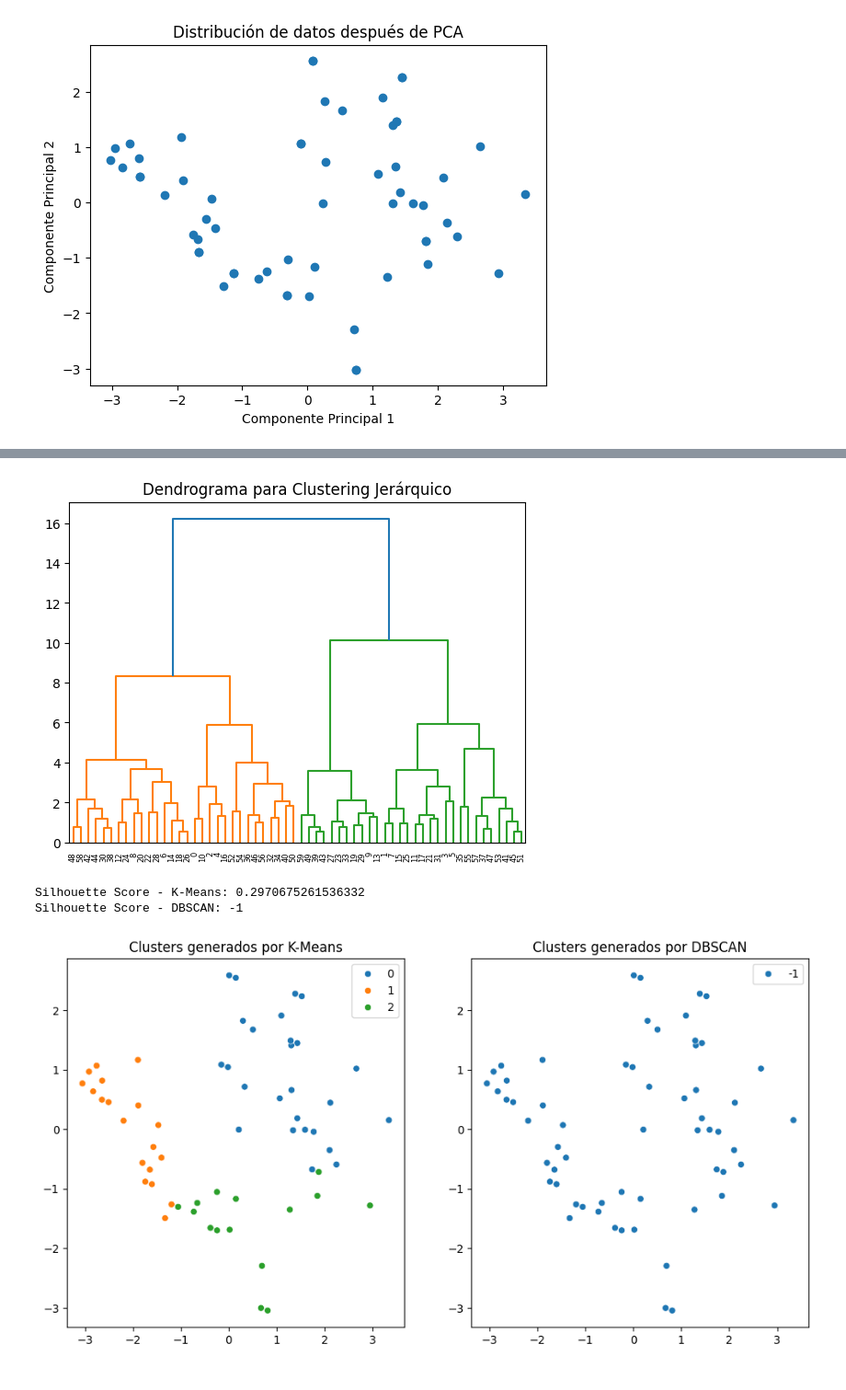
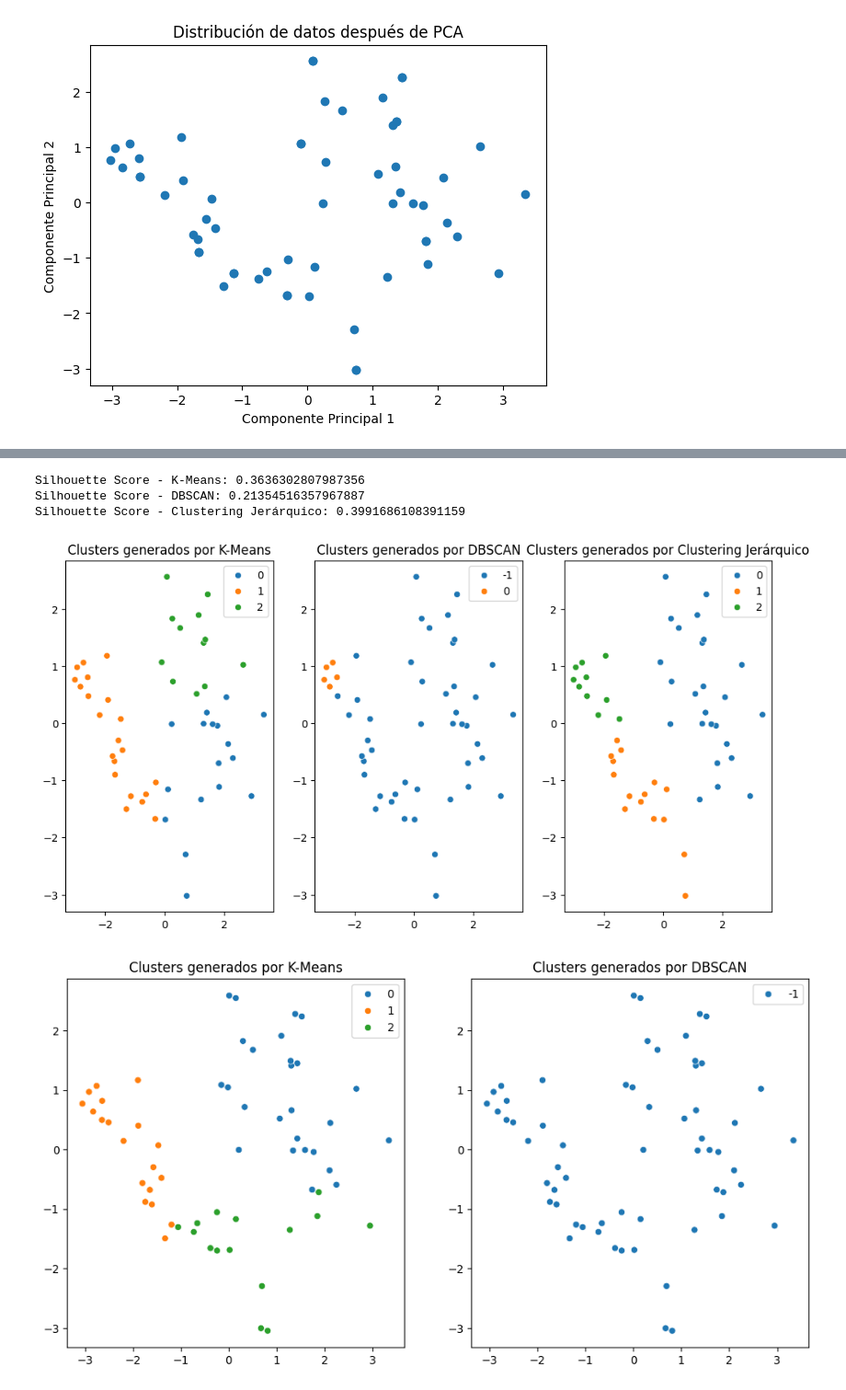
Before and after one commit to josdank/Fundamentos-de-IA, a Jupyter notebook: Examen_bim1_FIA.ipynb, the cells around one changed output, grey strips where cells are left out. Shown at 92% size. Saved outputs shown, nothing was run; the diff lists cells and outputs as text; code cells hidden in the pictures.

```diff
--- a/Examen_bim1_FIA.ipynb
+++ b/Examen_bim1_FIA.ipynb
@@ -100,36 +97,44 @@ plt.show()
-# %%
-# K-Means con el número óptimo de clusters obtenido con el método del codo
-optimal_k = 3  # Cambiar según el método del codo
-kmeans = KMeans(n_clusters=optimal_k, random_state=42)
-labels_kmeans = kmeans.fit_predict(df_scaled)
-
-# DBSCAN
-dbscan = DBSCAN(eps=0.5, min_samples=5)
-labels_dbscan = dbscan.fit_predict(df_scaled)
-
-# Clustering Jerárquico
-linkage_matrix = linkage(df_scaled, method='ward')
-dendrogram(linkage_matrix)
-plt.title("Dendrograma para Clustering Jerárquico")
-plt.show()
-
-# **Respuesta:**
-# K-Means crea grupos equilibrados, DBSCAN detecta zonas densas, y el clustering jerárquico permite visualizar relaciones entre datos.
-# %% [output]
-[figure, removed]
 # %%
-# Calcular Silhouette Score
+from sklearn.cluster import AgglomerativeClustering
+
+# Evaluación con Silhouette Score para K-Means y DBSCAN
 silhouette_kmeans = silhouette_score(df_scaled, labels_kmeans)
 silhouette_dbscan = silhouette_score(df_scaled, labels_dbscan) if len(set(labels_dbscan)) > 1 else -1
 
+# Aplicación del clustering jerárquico con el número óptimo de clusters
+agg_clustering = AgglomerativeClustering(n_clusters=optimal_k, linkage="ward")
+labels_agg = agg_clustering.fit_predict(df_scaled)
+
+# Cálculo del Silhouette Score para Clustering Jerárquico
+silhouette_agg = silhouette_score(df_scaled, labels_agg)
+
+# Mostrar resultados
 print(f"Silhouette Score - K-Means: {silhouette_kmeans}")
 print(f"Silhouette Score - DBSCAN: {silhouette_dbscan}")
-
-# **Respuesta:**
-# K-Means es simple y efectivo para datos bien distribuidos, DBSCAN es ideal para estructuras más complejas.
+print(f"Silhouette Score - Clustering Jerárquico: {silhouette_agg}")
 # %% [output]
-Silhouette Score - K-Means: 0.2970675261536332
-Silhouette Score - DBSCAN: -1
+Silhouette Score - K-Means: 0.3636302807987356
+Silhouette Score - DBSCAN: 0.21354516357967887
+Silhouette Score - Clustering Jerárquico: 0.3991686108391159
+# %%
+# Visualización de Resultados
+plt.figure(figsize=(12, 6))
+
+plt.subplot(1, 3, 1)
+sns.scatterplot(x=df_pca[:, 0], y=df_pca[:, 1], hue=labels_kmeans, palette="tab10")
+plt.title("Clusters generados por K-Means")
+
+plt.subplot(1, 3, 2)
+sns.scatterplot(x=df_pca[:, 0], y=df_pca[:, 1], hue=labels_dbscan, palette="tab10")
+plt.title("Clusters generados por DBSCAN")
+
+plt.subplot(1, 3, 3)
+sns.scatterplot(x=df_pca[:, 0], y=df_pca[:, 1], hue=labels_agg, palette="tab10")
+plt.title("Clusters generados por Clustering Jerárquico")
+
+plt.show()
+# %% [output]
+[figure, added]
 # %%
 plt.figure(figsize=(12, 6))
 
```
Also changed, not shown: parts of 2 cells of this notebook.
